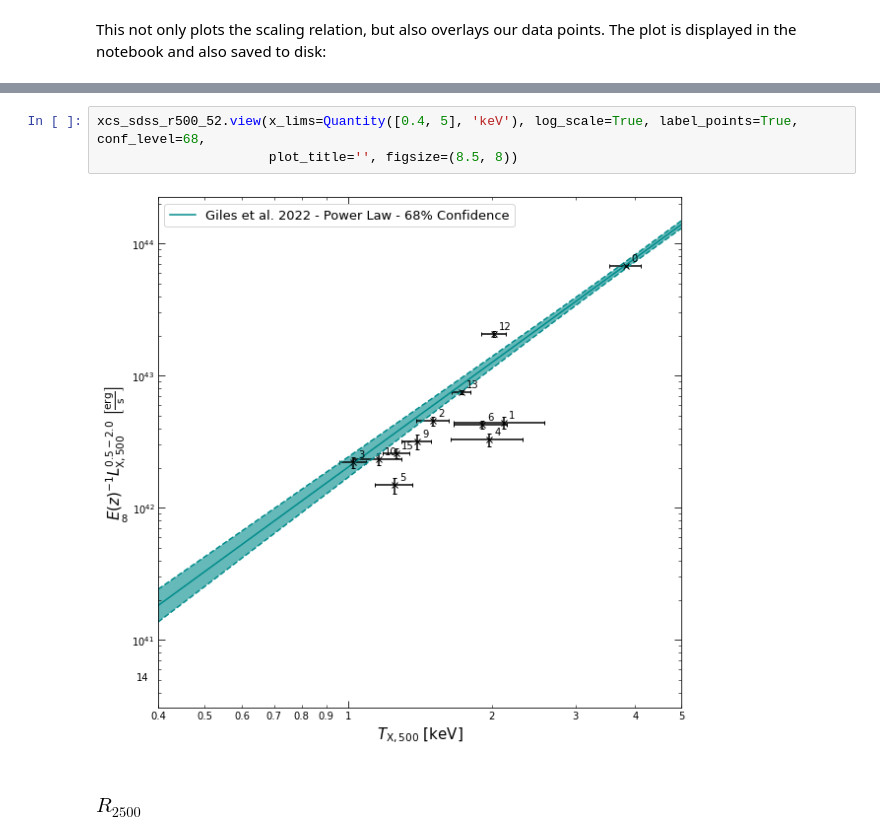
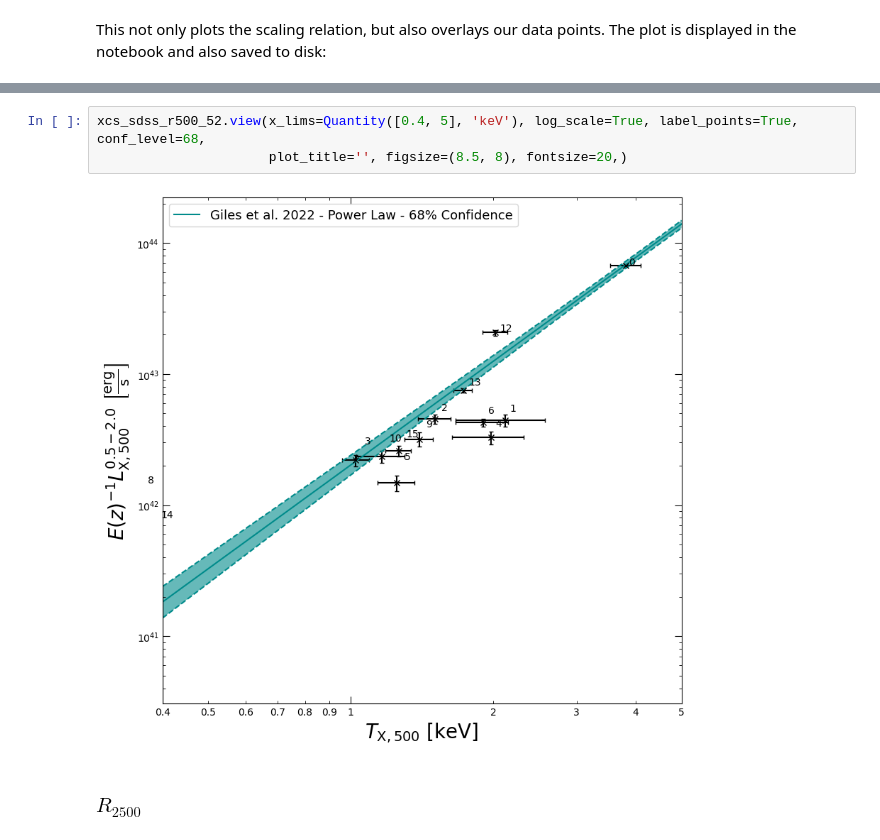
Before and after one commit to DavidT3/OVI_groups, a Jupyter notebook: notebooks/results_analyses/luminosity_temperature_comparisons.ipynb, the cells around one changed output, grey strips where cells are left out. Drawn from its saved outputs; the diff is of its cells as text.

```diff
--- a/notebooks/results_analyses/luminosity_temperature_comparisons.ipynb
+++ b/notebooks/results_analyses/luminosity_temperature_comparisons.ipynb
@@ -166,8 +166,8 @@ xcs_sdss_r500_52.view(x_lims=Quantity([0.3, 5], 'keV'), log_scale=True, label_po
 # %%
 xcs_sdss_r500_52.view(x_lims=Quantity([0.4, 5], 'keV'), log_scale=True, label_points=True, conf_level=68,
-                      plot_title='', figsize=(8.5, 8))
+                      plot_title='', figsize=(8.5, 8), fontsize=20,)
 # %% [output]
-[figure, old version]
+[figure, new version]
 # %% [markdown]
 ### $R_{2500}$
 # %% [markdown]
```
Also changed, not shown: parts of 4 cells of this notebook, 17 other files.
